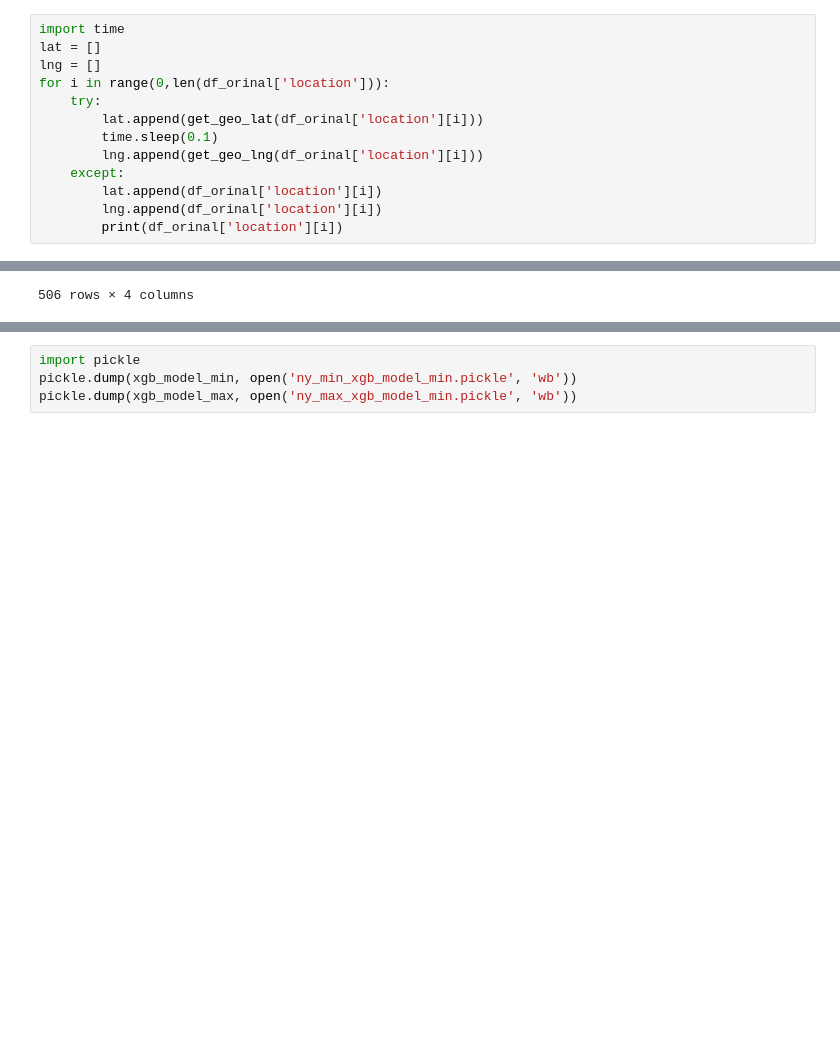
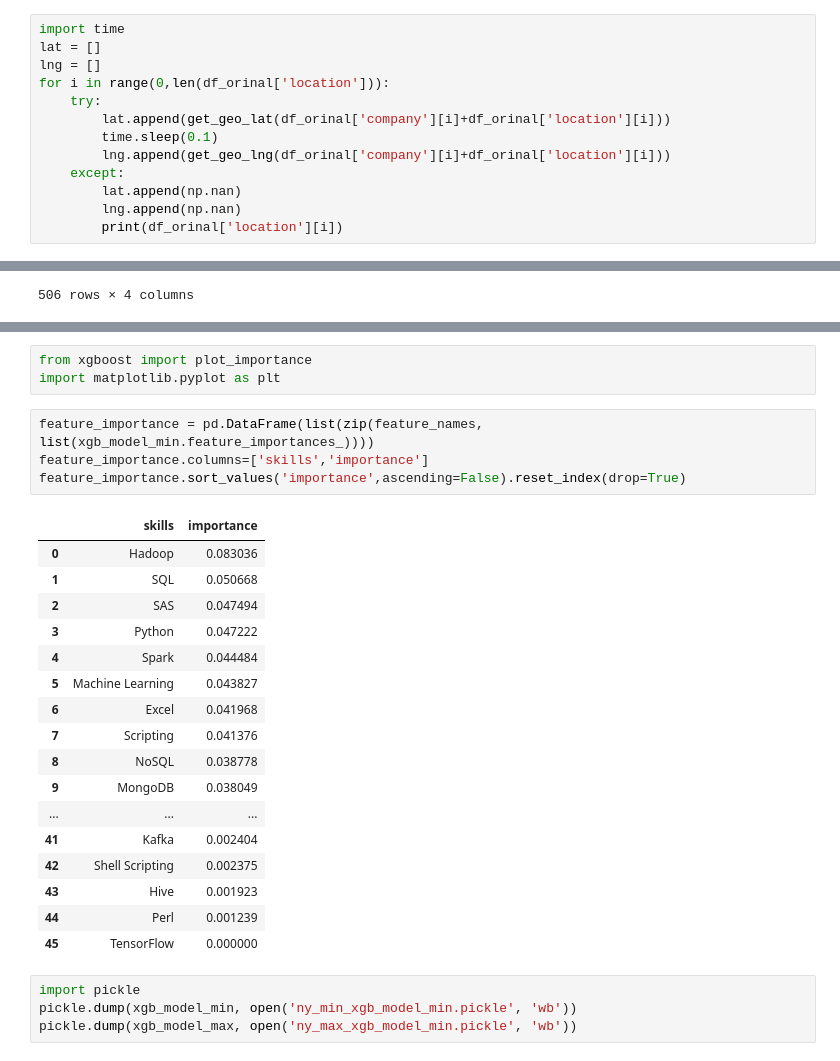
Before and after one commit to Johnnydaszhu/CapStone, a Jupyter notebook: Xgboost for salary predicting nyc.ipynb, the cells around one changed output, grey strips where cells are left out. Saved outputs shown, nothing was run; the diff lists cells and outputs as text; blank space fills up the shorter version.

```diff
--- a/Xgboost for salary predicting nyc.ipynb
+++ b/Xgboost for salary predicting nyc.ipynb
@@ -68,10 +68,10 @@ lat = []
 lng = []
 for i in range(0,len(df_orinal['location'])):
     try:
-        lat.append(get_geo_lat(df_orinal['location'][i]))
+        lat.append(get_geo_lat(df_orinal['company'][i]+df_orinal['location'][i]))
         time.sleep(0.1)
-        lng.append(get_geo_lng(df_orinal['location'][i]))
+        lng.append(get_geo_lng(df_orinal['company'][i]+df_orinal['location'][i]))
     except:
-        lat.append(df_orinal['location'][i])
-        lng.append(df_orinal['location'][i])
+        lat.append(np.nan)
+        lng.append(np.nan)
         print(df_orinal['location'][i])
@@ -385,6 +391,31 @@ fig.add_trace(go.Scatter(x=np.arange(0,496), y=y_pred_com['y_max'],
 fig.show()
 # %% [output]
 [interactive output not drawn]
+# %%
+from xgboost import plot_importance
+import matplotlib.pyplot as plt
+# %%
+feature_importance = pd.DataFrame(list(zip(feature_names, list(xgb_model_min.feature_importances_))))
+feature_importance.columns=['skills','importance']
+feature_importance.sort_values('importance',ascending=False).reset_index(drop=True)
+# %% [output]
+|  | skills | importance |
+| 0 | Hadoop | 0.083036 |
+| 1 | SQL | 0.050668 |
+| 2 | SAS | 0.047494 |
+| 3 | Python | 0.047222 |
+| 4 | Spark | 0.044484 |
+| 5 | Machine Learning | 0.043827 |
+| 6 | Excel | 0.041968 |
+| 7 | Scripting | 0.041376 |
+| 8 | NoSQL | 0.038778 |
+| 9 | MongoDB | 0.038049 |
+| ... | ... | ... |
+| 41 | Kafka | 0.002404 |
+| 42 | Shell Scripting | 0.002375 |
+| 43 | Hive | 0.001923 |
+| 44 | Perl | 0.001239 |
+| 45 | TensorFlow | 0.000000 |
 # %%
 import pickle
 pickle.dump(xgb_model_min, open('ny_min_xgb_model_min.pickle', 'wb'))
```
Also changed, not shown: parts of 11 cells of this notebook.
